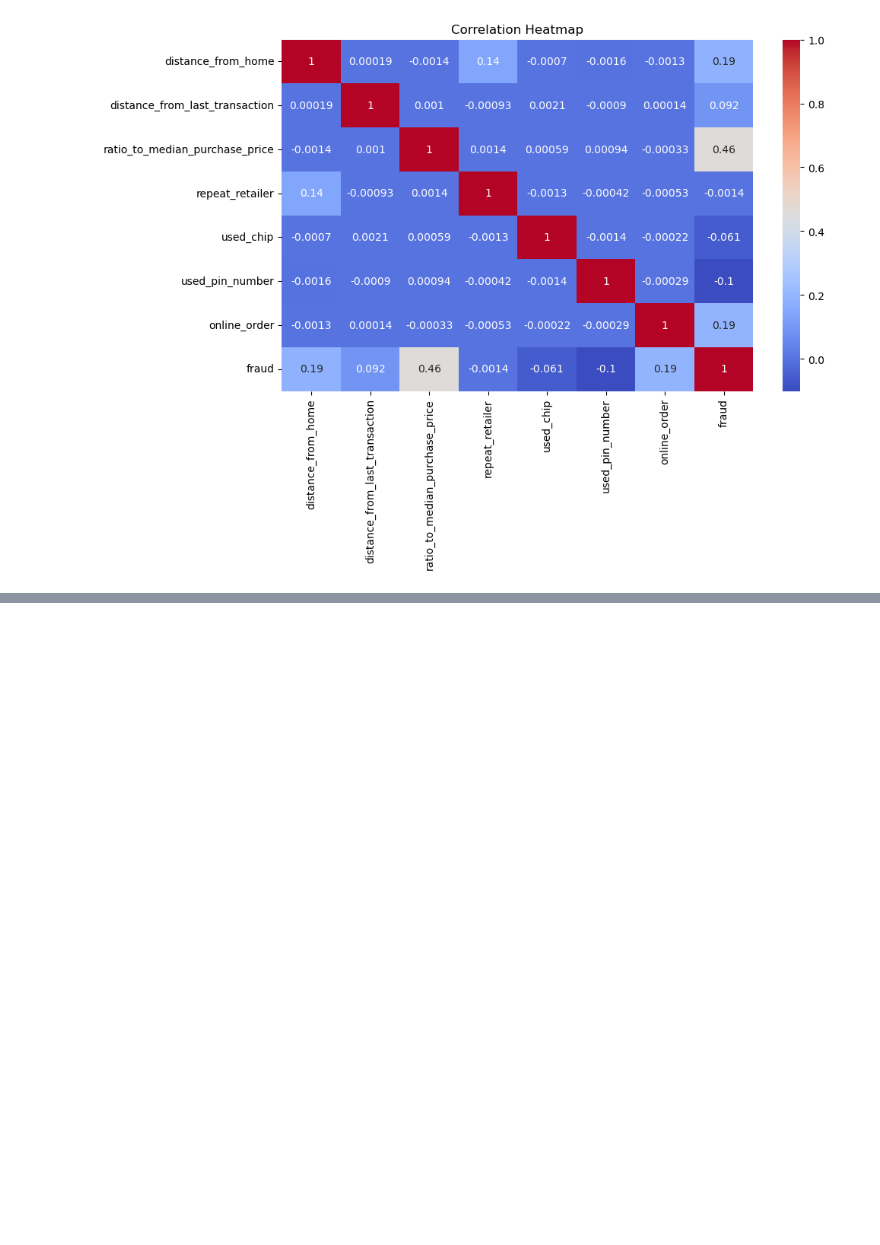
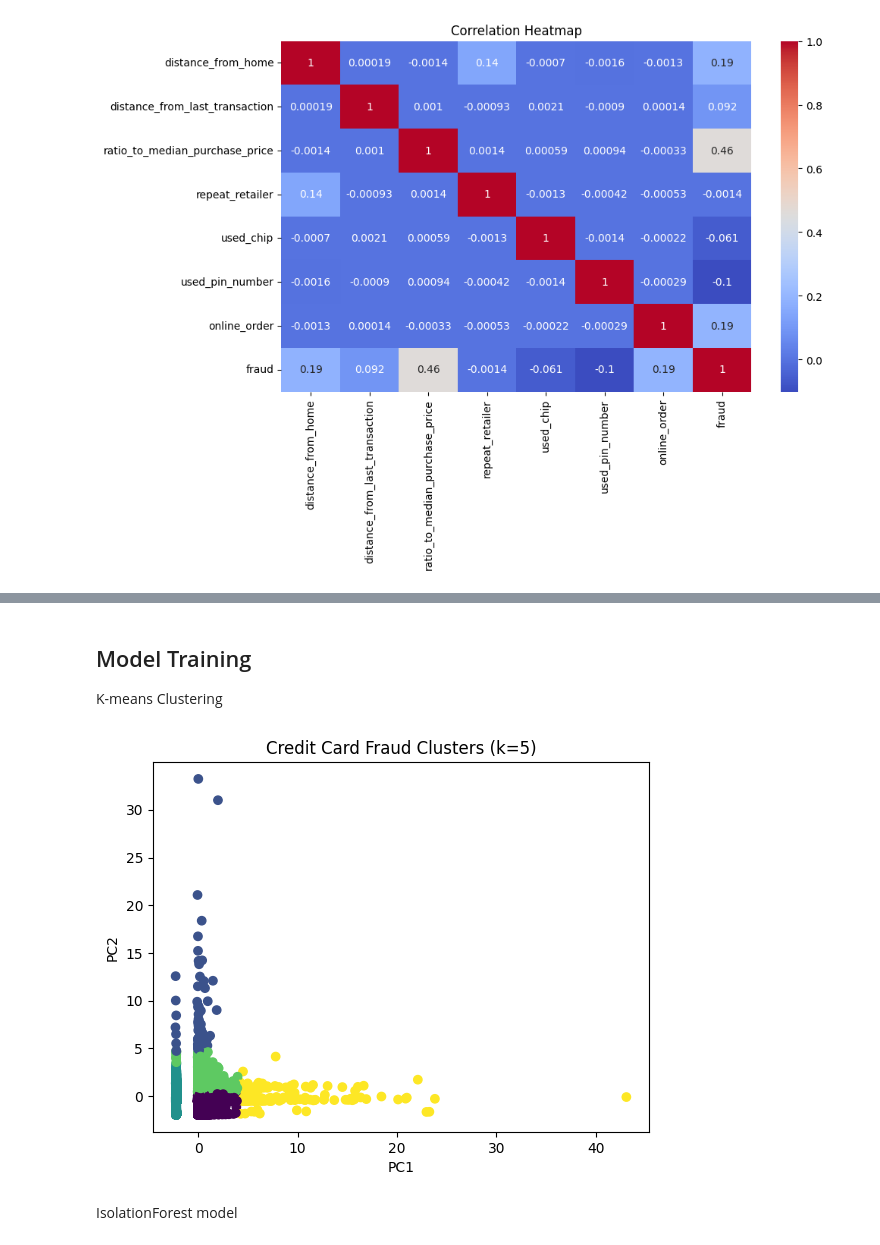
Before and after one commit to Mayurnalgirkar18/Credit-Card-Fraud-Detection, a Jupyter notebook: credit.ipynb, the cells around one changed output, grey strips where cells are left out. Drawn from its saved outputs; the diff is of its cells as text; code cells hidden in the pictures; blank space fills up the shorter version.

```diff
--- a/credit.ipynb
+++ b/credit.ipynb
@@ -121,0 +223,16 @@ plt.show()
+# %% [markdown]
+## Model Training
+K-means Clustering
+# %%
+km = KMeans(n_clusters=5, random_state=42)
+clusters = km.fit_predict(pca_data)
+# %%
+plt.scatter(pca_data[:,0], pca_data[:,1], c=clusters)
+plt.xlabel("PC1")
+plt.ylabel("PC2")
+plt.title("Credit Card Fraud Clusters (k=5)")
+plt.show()
+# %% [output]
+[figure, added]
+# %% [markdown]
+ IsolationForest model
```
Also changed, not shown: parts of 24 cells of this notebook.
